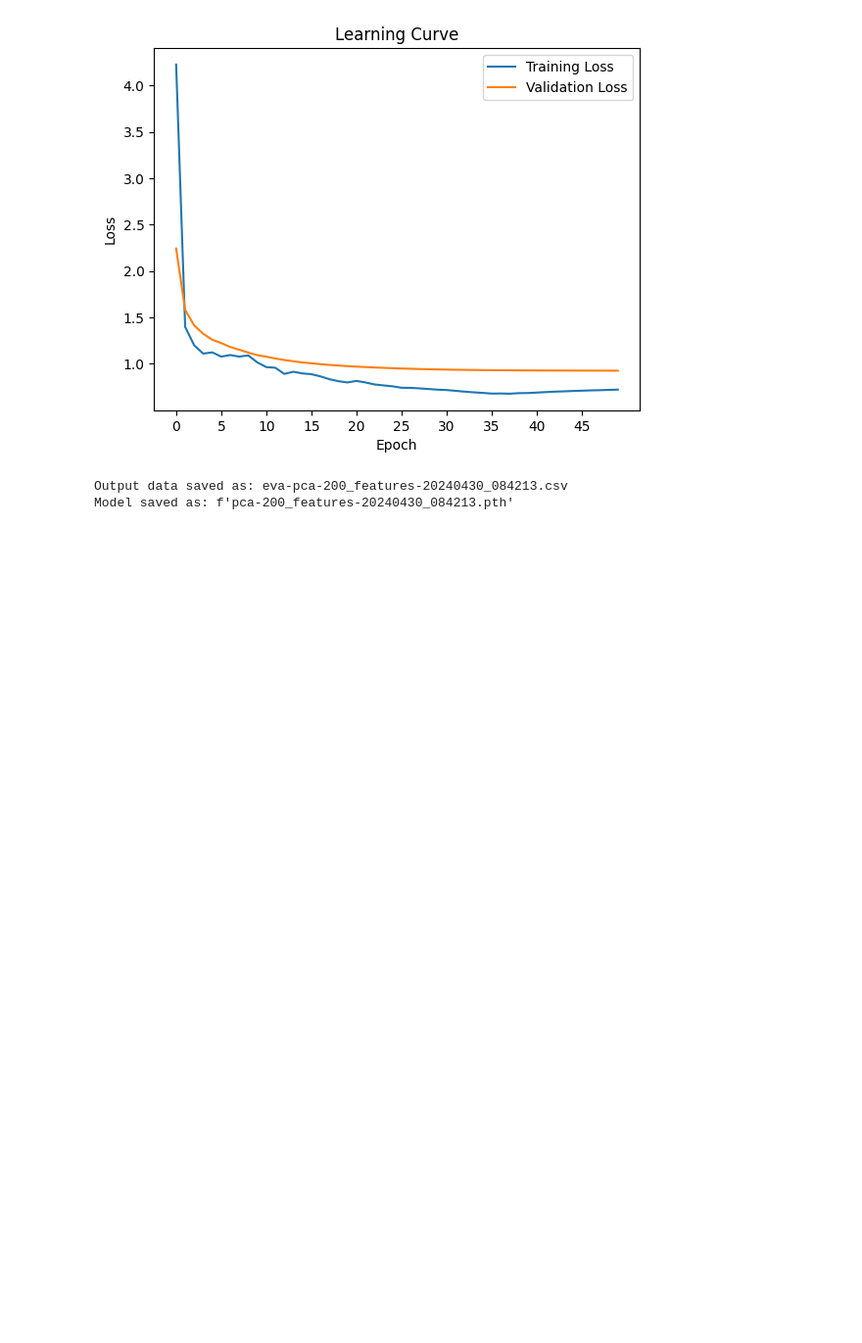
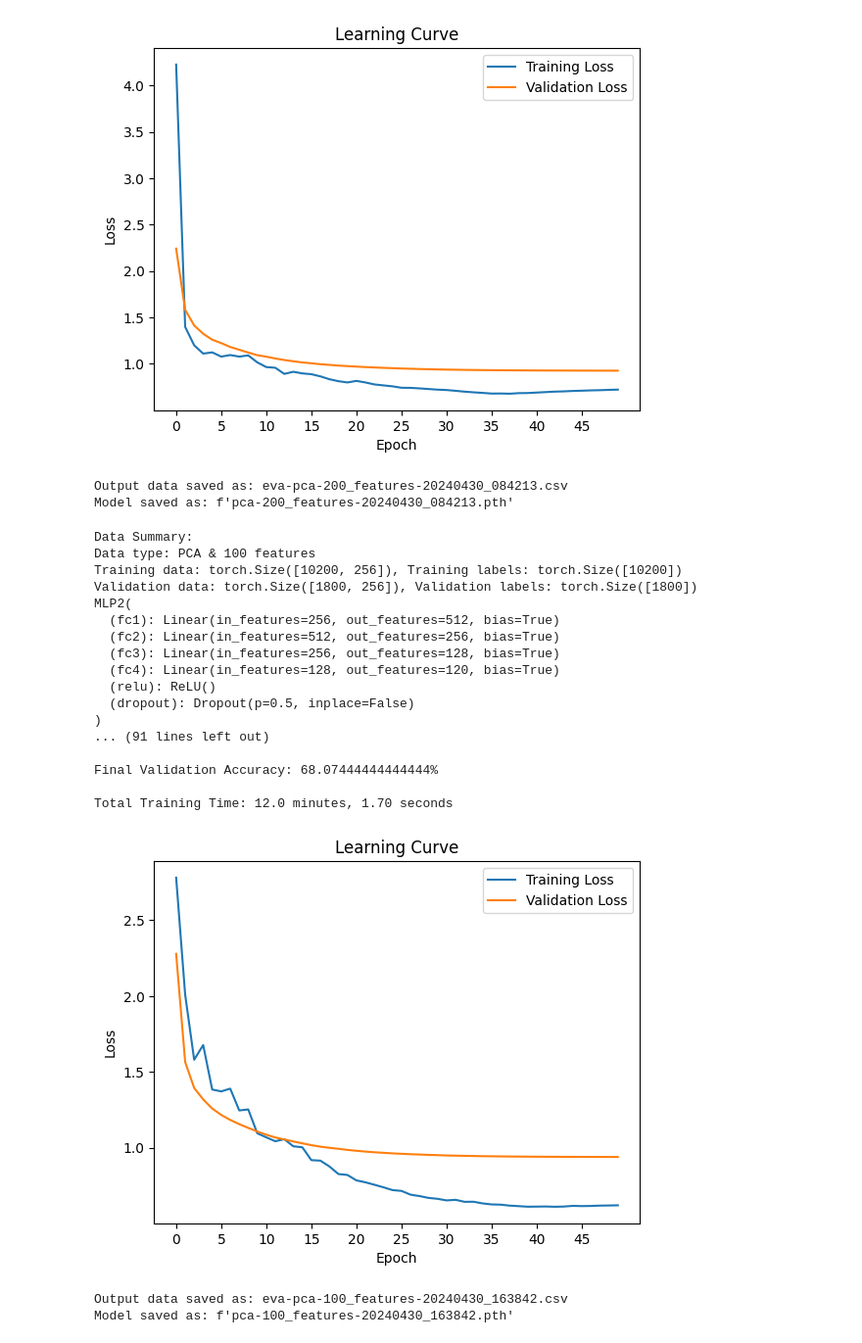
Before and after one commit to realtomkwok/info911-project, a Jupyter notebook: mlp.ipynb, the cells around one changed output. Shown at 98% size. Cells and saved outputs as stored; diff of their text form; code cells hidden in the pictures; blank space fills up the shorter version.

```diff
--- a/mlp.ipynb
+++ b/mlp.ipynb
@@ -663,3 +663,55 @@ Total Training Time: 11.0 minutes, 40.40 seconds
 [figure]
 Output data saved as: eva-pca-200_features-20240430_084213.csv
 Model saved as: f'pca-200_features-20240430_084213.pth'
+# %%
+# Create an instance of the model, and define the loss function and optimizer
+model = MLP2(256, 512, 256, 128, 120)       # features
+criterion = nn.CrossEntropyLoss() # Loss function: Cross-entropy loss
+optimizer = optim.Adam(model.parameters(), lr=0.001, weight_decay=0.01)  # Add weight decay for L2 regularization
+scheduler = optim.lr_scheduler.ExponentialLR(optimizer, gamma=0.9)  # Add learning rate
+
+# Initialize the loss values and validation loss values
+loss_values = []
+val_loss_values = []
+val_accuracy_values = []
+
+# Train the model
+# train_loader, valid_loader = load_data(X_train_pca_fs, X_valid_pca_fs, y_train, y_valid)    # Using PCA & feature selection
+train_loader, valid_loader = load_data(X_train_pca, X_valid_pca, y_train, y_valid)    # Using PCA
+# train_loader, valid_loader = load_data(X_train_sclr, X_valid_sclr, y_train, y_valid)  # Using all features
+
+train_model(train_loader, valid_loader, 50)
+
+time_str = time.strftime("%Y%m%d_%H%M%S")
+
+# Save the model
+file_name = f"pca-{k}_features-{time_str}"
+# Visualize the loss values
+plot_learning_curve(loss_values, val_loss_values, f"plot-{file_name}")
+# Export the output data
+export_output_data(f"eva-{file_name}")
+
+# Save the model for validation and future use
+torch.save(model.state_dict(), f"{file_name}.pth")
+print(f"Model saved as: f'{file_name}.pth'")
+# %% [output]
+Data Summary:
+Data type: PCA & 100 features
+Training data: torch.Size([10200, 256]), Training labels: torch.Size([10200])
+Validation data: torch.Size([1800, 256]), Validation labels: torch.Size([1800])
+MLP2(
+  (fc1): Linear(in_features=256, out_features=512, bias=True)
+  (fc2): Linear(in_features=512, out_features=256, bias=True)
+  (fc3): Linear(in_features=256, out_features=128, bias=True)
+  (fc4): Linear(in_features=128, out_features=120, bias=True)
+  (relu): ReLU()
+  (dropout): Dropout(p=0.5, inplace=False)
+)
+... (91 lines left out)
+
+Final Validation Accuracy: 68.07444444444444%
+
+Total Training Time: 12.0 minutes, 1.70 seconds
+[figure, added]
+Output data saved as: eva-pca-100_features-20240430_163842.csv
+Model saved as: f'pca-100_features-20240430_163842.pth'
```
Also changed, not shown: parts of 3 cells of this notebook, 3 other files.
